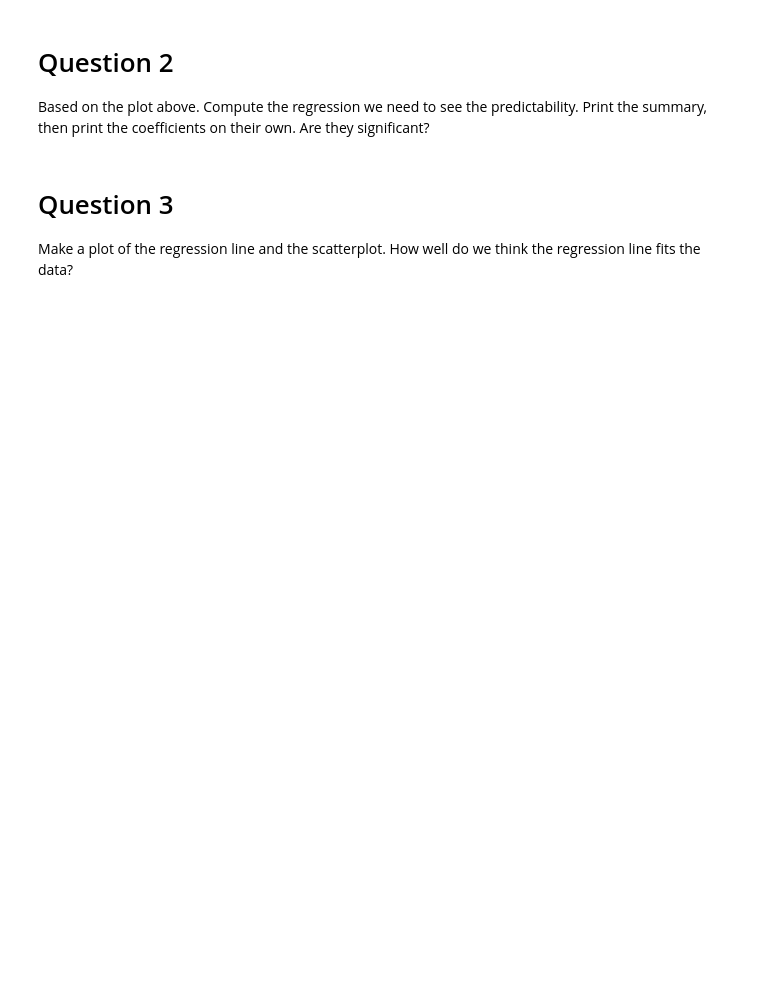
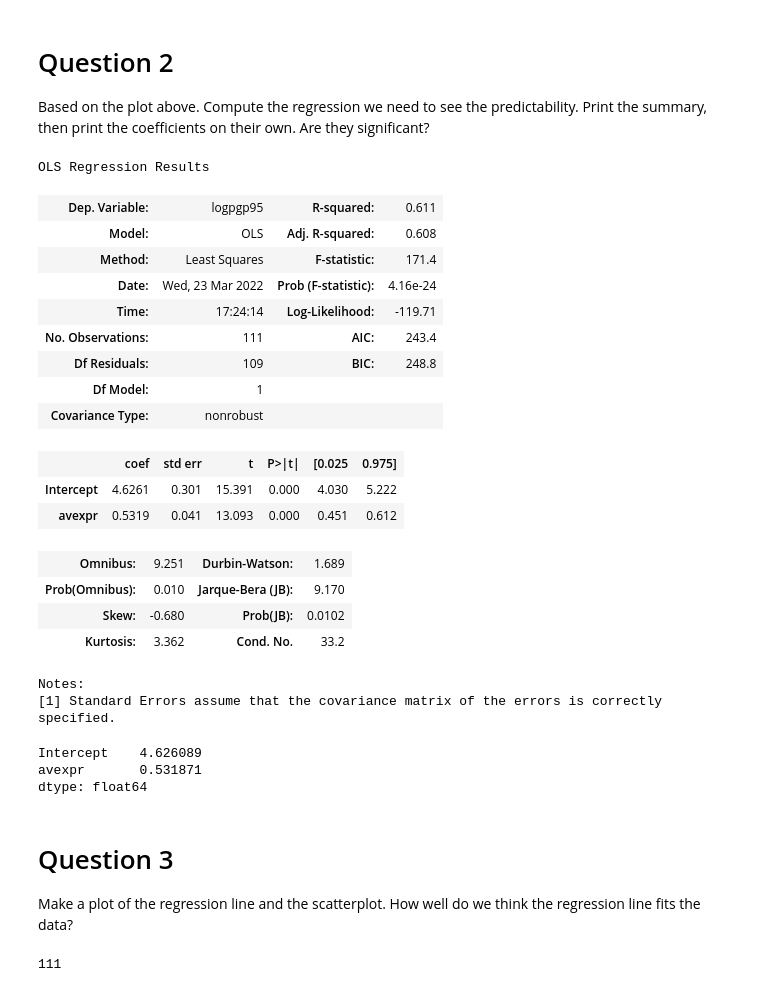
Before and after one commit to pcrespobootcamp/Spring2022, a Jupyter notebook: Class10b.ipynb, the cells around one changed output. Drawn from its saved outputs; the diff is of its cells as text; code cells hidden in the pictures; blank space fills up the shorter version.

```diff
--- a/Class10b.ipynb
+++ b/Class10b.ipynb
@@ -35,6 +42,36 @@ Let's get a scatterplot going on. Let's plot a scatterplot that is relevant to t
 # Question 2
 
 Based on the plot above. Compute the regression we need to see the predictability. Print the summary, then print the coefficients on their own. Are they significant?
+# %%
+reg = smf.ols('logpgp95 ~ avexpr',df1).fit()
+
+reg.summary()
+# %% [output]
+OLS Regression Results
+| Dep. Variable: | logpgp95 | R-squared: | 0.611 |
+| Model: | OLS | Adj. R-squared: | 0.608 |
+| Method: | Least Squares | F-statistic: | 171.4 |
+| Date: | Wed, 23 Mar 2022 | Prob (F-statistic): | 4.16e-24 |
+| Time: | 17:24:14 | Log-Likelihood: | -119.71 |
+| No. Observations: | 111 | AIC: | 243.4 |
+| Df Residuals: | 109 | BIC: | 248.8 |
+| Df Model: | 1 |  |  |
+| Covariance Type: | nonrobust |  |  |
+|  | coef | std err | t | P>|t| | [0.025 | 0.975] |
+| Intercept | 4.6261 | 0.301 | 15.391 | 0.000 | 4.030 | 5.222 |
+| avexpr | 0.5319 | 0.041 | 13.093 | 0.000 | 0.451 | 0.612 |
+| Omnibus: | 9.251 | Durbin-Watson: | 1.689 |
+| Prob(Omnibus): | 0.010 | Jarque-Bera (JB): | 9.170 |
+| Skew: | -0.680 | Prob(JB): | 0.0102 |
+| Kurtosis: | 3.362 | Cond. No. | 33.2 |
+Notes:
+[1] Standard Errors assume that the covariance matrix of the errors is correctly specified.
+# %%
+reg.params
+# %% [output]
+Intercept    4.626089
+avexpr       0.531871
+dtype: float64
 # %% [markdown]
 # Question 3
 
@@ -41,0 +83,4 @@ Make a plot of the regression line and the scatterplot. How well do we think the
+# %%
+df2.shape[0]
+# %% [output]
+111
```
Also changed, not shown: parts of 5 cells of this notebook, 2 other files.
